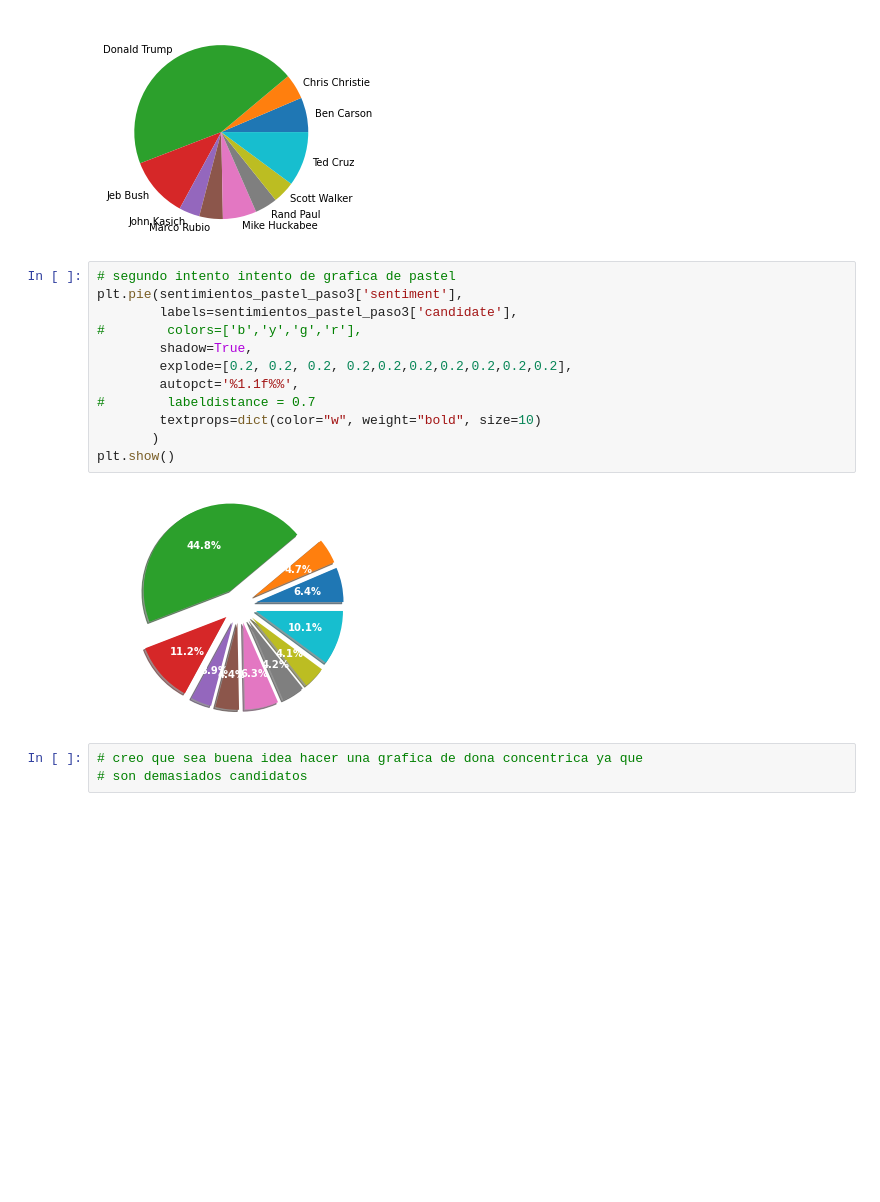
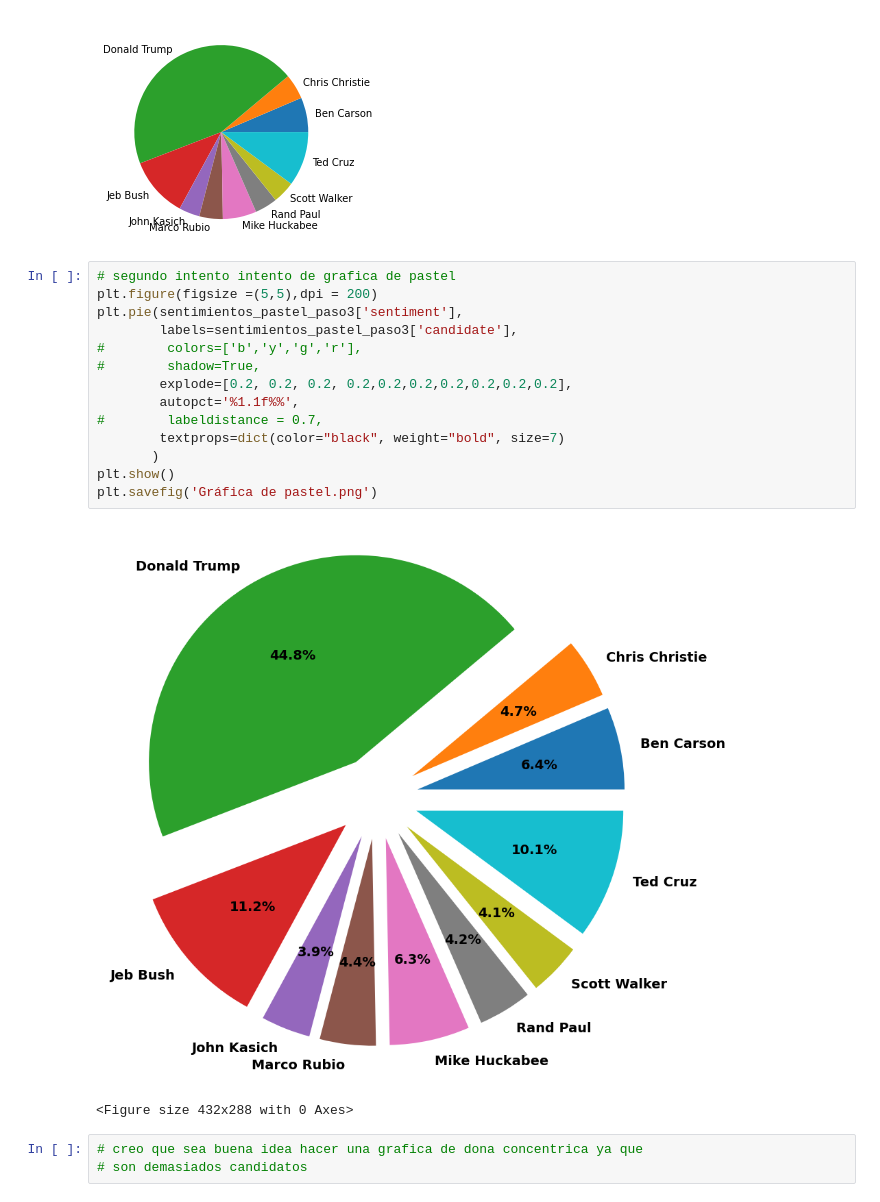
Before and after one commit to jebus2088/proyecto-portafolio, a Jupyter notebook: Notebooks/analisis_eda1.ipynb, the cells around one changed output. Cells and saved outputs as stored; diff of their text form; blank space fills up the shorter version.

```diff
--- a/Notebooks/analisis_eda1.ipynb
+++ b/Notebooks/analisis_eda1.ipynb
@@ -480,18 +481,21 @@ plt.show()
 [figure]
 # %%
 # segundo intento intento de grafica de pastel
+plt.figure(figsize =(5,5),dpi = 200)
 plt.pie(sentimientos_pastel_paso3['sentiment'],
         labels=sentimientos_pastel_paso3['candidate'],
 #        colors=['b','y','g','r'],
-        shadow=True,
+#        shadow=True,
         explode=[0.2, 0.2, 0.2, 0.2,0.2,0.2,0.2,0.2,0.2,0.2],
         autopct='%1.1f%%',
-#        labeldistance = 0.7
-        textprops=dict(color="w", weight="bold", size=10)
+#        labeldistance = 0.7,
+        textprops=dict(color="black", weight="bold", size=7)
        )
 plt.show()
+plt.savefig('Gráfica de pastel.png')
 # %% [output]
-[figure, old version]
+[figure, new version]
+<Figure size 432x288 with 0 Axes>
 # %%
 # creo que sea buena idea hacer una grafica de dona concentrica ya que
 # son demasiados candidatos
```
Also changed, not shown: parts of 5 cells of this notebook, 4 other files.
